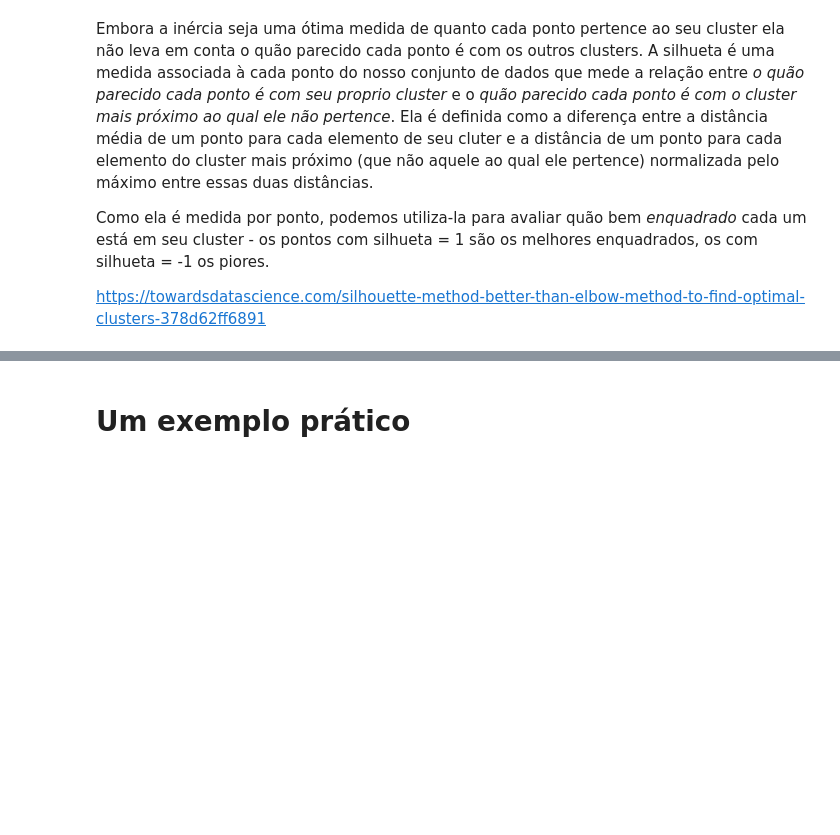
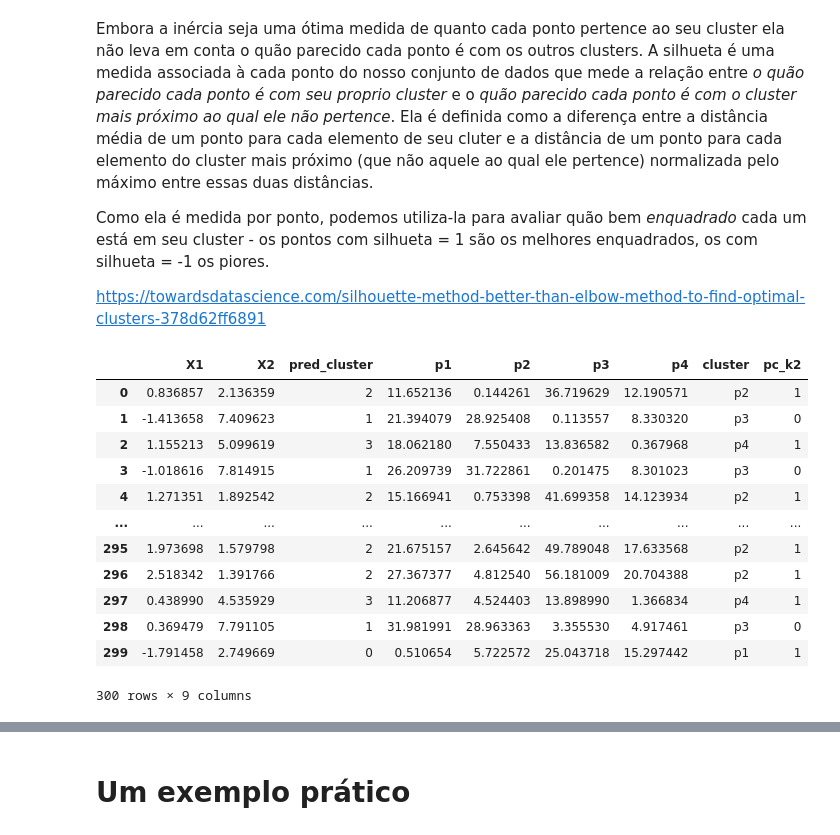
Before and after one commit to sadguilherme/99_PT_JAN2023, a Jupyter notebook: aulas/20230523 Algoritmos Não-Supervisionados I.ipynb, the cells around one changed output, grey strips where cells are left out. Cells and saved outputs as stored; diff of their text form; code cells hidden in the pictures; blank space fills up the shorter version.

```diff
--- a/aulas/20230523 Algoritmos Não-Supervisionados I.ipynb
+++ b/aulas/20230523 Algoritmos Não-Supervisionados I.ipynb
@@ -207,6 +326,22 @@ clu_fit = KMeans(n_clusters = 2)
 clu_fit.fit(tb_blob[['X1', 'X2']])
 tb_blob['pc_k2'] = clu_fit.predict(tb_blob[['X1', 'X2']])
 tb_blob['pc_k2'] = tb_blob['pc_k2'].astype(str)
+# %%
+tb_blob
+# %% [output]
+|  | X1 | X2 | pred_cluster | p1 | p2 | p3 | p4 | cluster | pc_k2 |
+| 0 | 0.836857 | 2.136359 | 2 | 11.652136 | 0.144261 | 36.719629 | 12.190571 | p2 | 1 |
+| 1 | -1.413658 | 7.409623 | 1 | 21.394079 | 28.925408 | 0.113557 | 8.330320 | p3 | 0 |
+| 2 | 1.155213 | 5.099619 | 3 | 18.062180 | 7.550433 | 13.836582 | 0.367968 | p4 | 1 |
+| 3 | -1.018616 | 7.814915 | 1 | 26.209739 | 31.722861 | 0.201475 | 8.301023 | p3 | 0 |
+| 4 | 1.271351 | 1.892542 | 2 | 15.166941 | 0.753398 | 41.699358 | 14.123934 | p2 | 1 |
+| ... | ... | ... | ... | ... | ... | ... | ... | ... | ... |
+| 295 | 1.973698 | 1.579798 | 2 | 21.675157 | 2.645642 | 49.789048 | 17.633568 | p2 | 1 |
+| 296 | 2.518342 | 1.391766 | 2 | 27.367377 | 4.812540 | 56.181009 | 20.704388 | p2 | 1 |
+| 297 | 0.438990 | 4.535929 | 3 | 11.206877 | 4.524403 | 13.898990 | 1.366834 | p4 | 1 |
+| 298 | 0.369479 | 7.791105 | 1 | 31.981991 | 28.963363 | 3.355530 | 4.917461 | p3 | 0 |
+| 299 | -1.791458 | 2.749669 | 0 | 0.510654 | 5.722572 | 25.043718 | 15.297442 | p1 | 1 |
+300 rows × 9 columns
 # %%
 clu_fit = KMeans(n_clusters = 10)
 clu_fit.fit(tb_blob[['X1', 'X2']])
```
Also changed, not shown: parts of 46 cells of this notebook.
